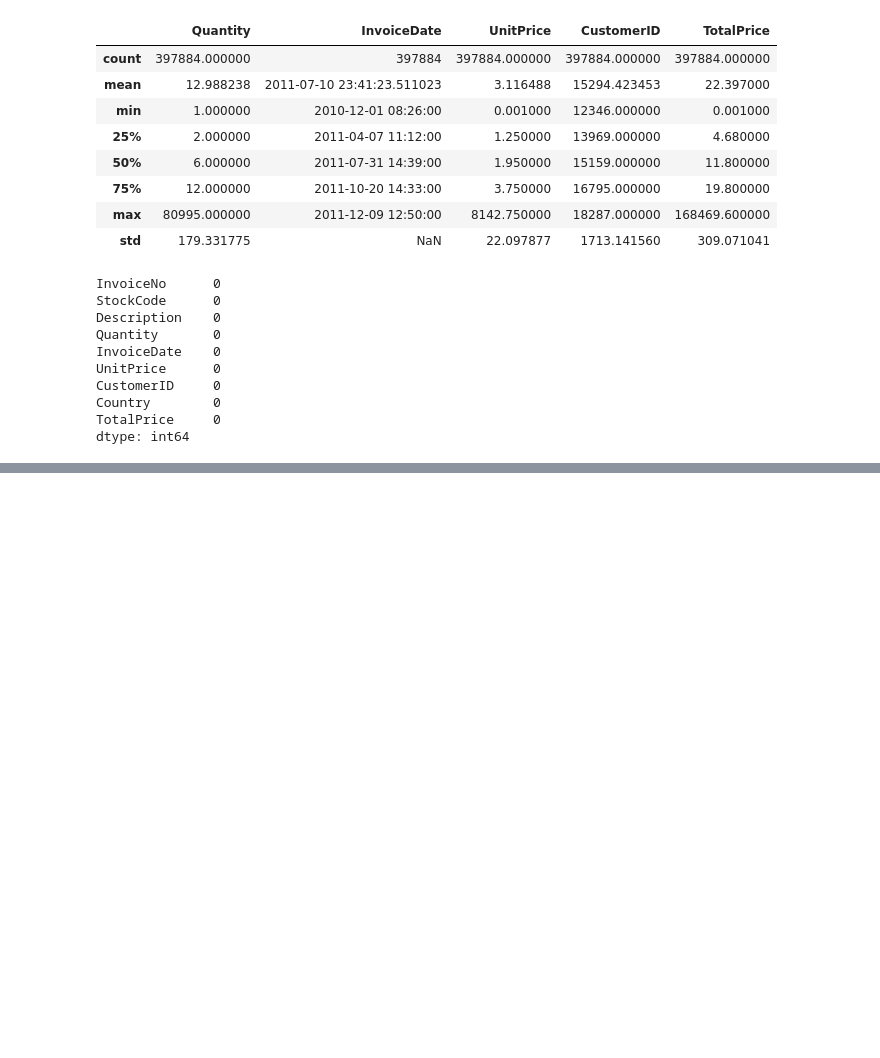
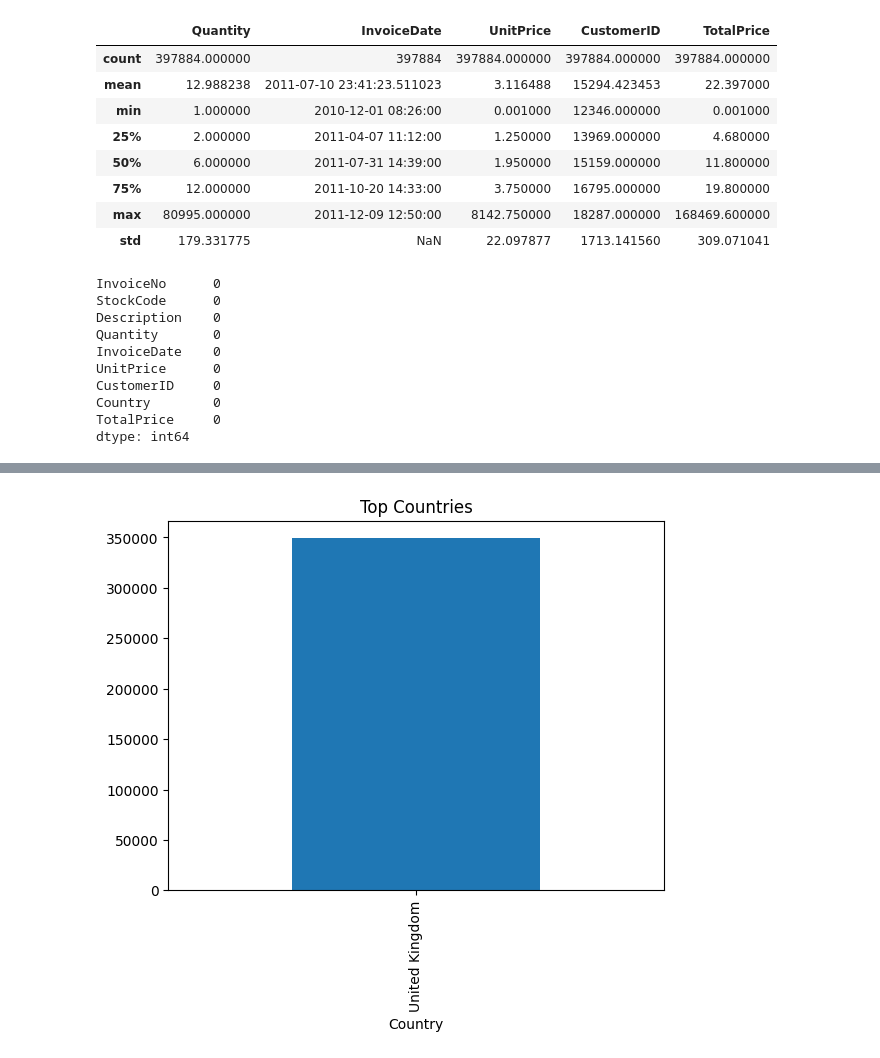
Before and after one commit to Qanmberjawad/clv-prediction, a Jupyter notebook: notebooks/01_data_loading.ipynb, the cells around one changed output, grey strips where cells are left out. Saved outputs shown, nothing was run; the diff lists cells and outputs as text; code cells hidden in the pictures; blank space fills up the shorter version.

```diff
--- a/notebooks/01_data_loading.ipynb
+++ b/notebooks/01_data_loading.ipynb
@@ -116,0 +136,6 @@ dtype: int64
+# %%
+df['Country'].value_counts().head(10).plot(kind='bar')
+plt.title("Top Countries")
+plt.show()
+# %% [output]
+[figure, added]
```
Also changed, not shown: parts of 12 cells of this notebook.
